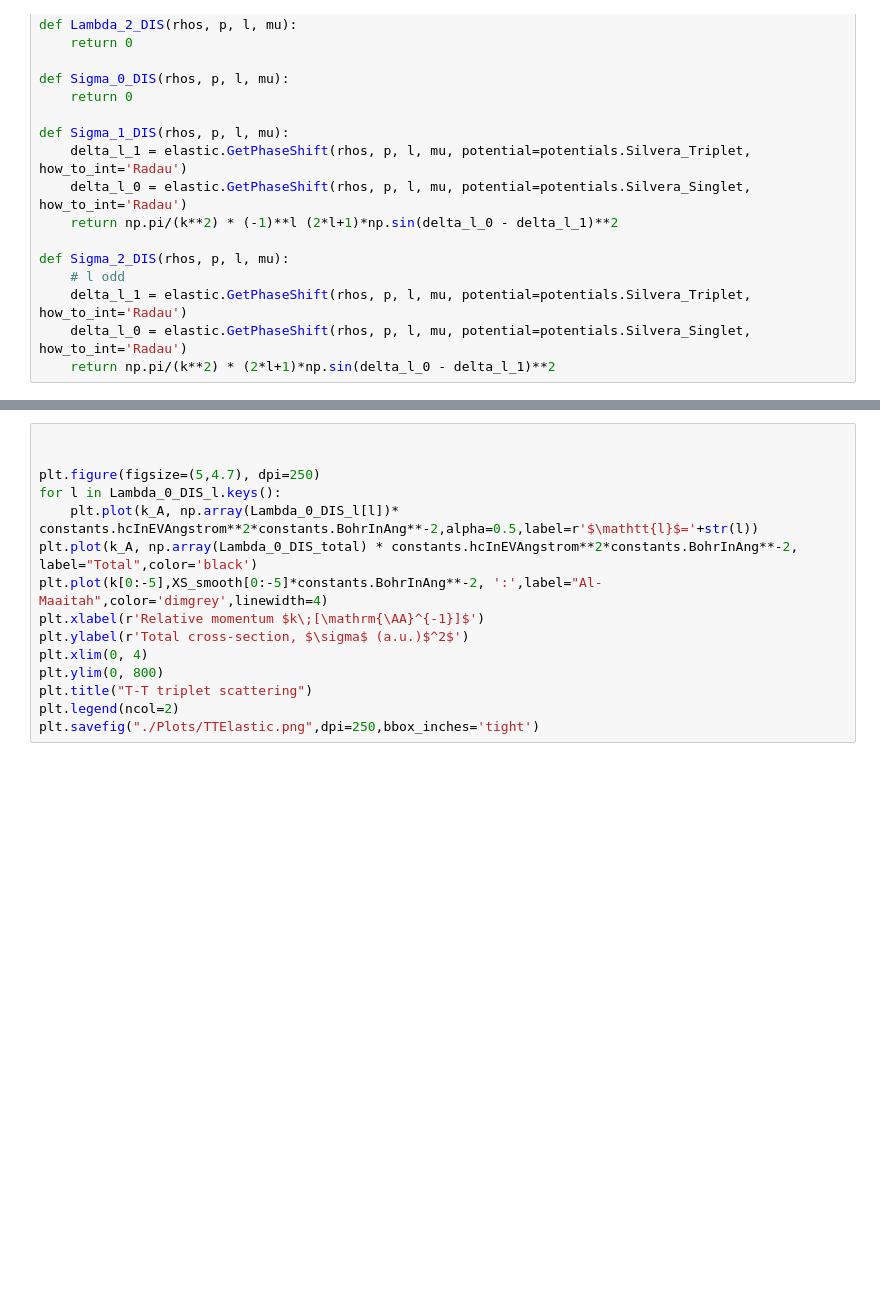
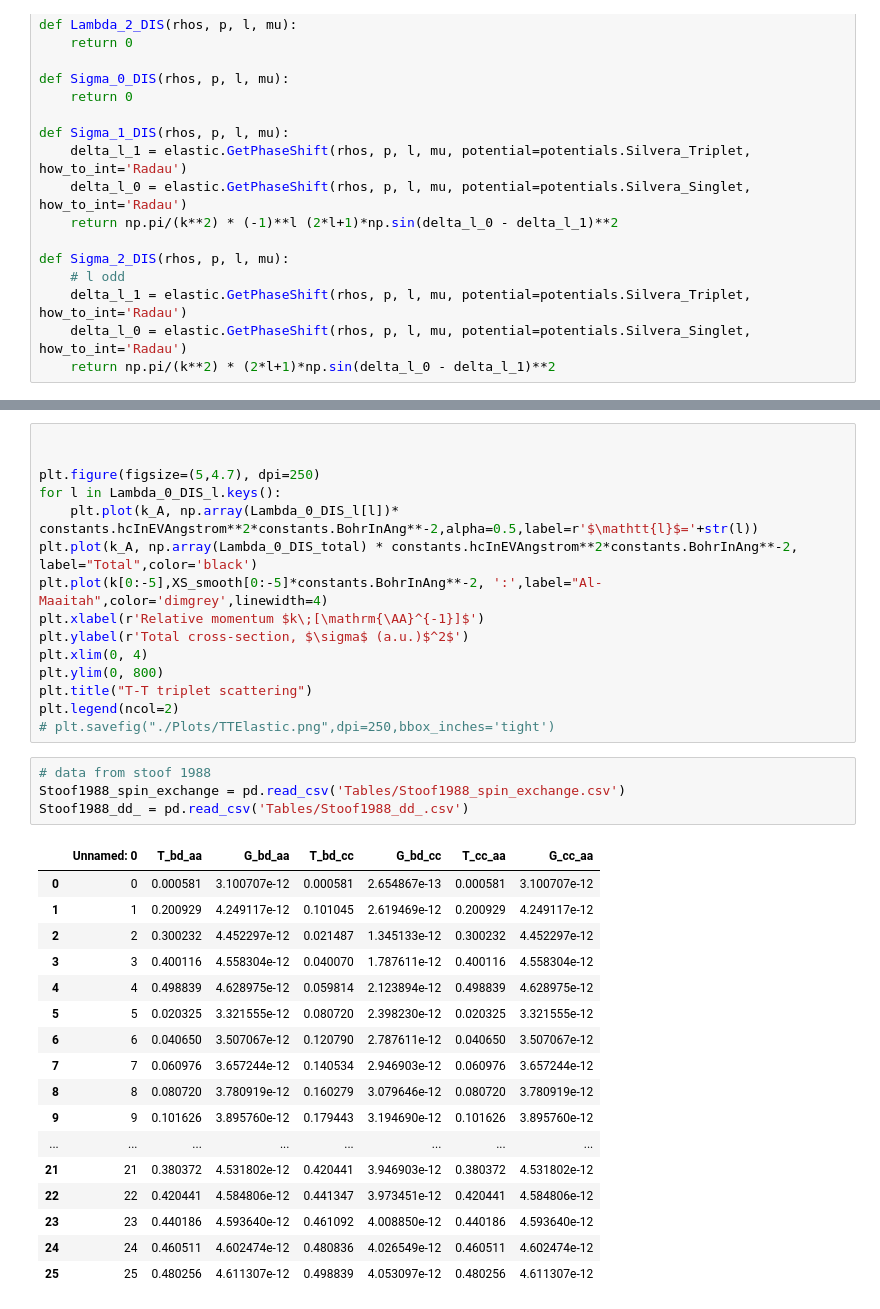
Before and after one commit to UTA-NURES/AtomicTrit, a Jupyter notebook: examples/HyperFine shift and broadening.ipynb, the cells around one changed output, grey strips where cells are left out. Cells and saved outputs as stored; diff of their text form; blank space fills up the shorter version.

```diff
--- a/examples/HyperFine shift and broadening.ipynb
+++ b/examples/HyperFine shift and broadening.ipynb
@@ -111,4 +93,26 @@ plt.xlim(0, 4)
 plt.ylim(0, 800)
 plt.title("T-T triplet scattering")
 plt.legend(ncol=2)
-plt.savefig("./Plots/TTElastic.png",dpi=250,bbox_inches='tight')
+# plt.savefig("./Plots/TTElastic.png",dpi=250,bbox_inches='tight')
+# %%
+# data from stoof 1988
+Stoof1988_spin_exchange = pd.read_csv('Tables/Stoof1988_spin_exchange.csv')
+Stoof1988_dd_ = pd.read_csv('Tables/Stoof1988_dd_.csv')
+# %% [output]
+|  | Unnamed: 0 | T_bd_aa | G_bd_aa | T_bd_cc | G_bd_cc | T_cc_aa | G_cc_aa |
+| 0 | 0 | 0.000581 | 3.100707e-12 | 0.000581 | 2.654867e-13 | 0.000581 | 3.100707e-12 |
+| 1 | 1 | 0.200929 | 4.249117e-12 | 0.101045 | 2.619469e-12 | 0.200929 | 4.249117e-12 |
+| 2 | 2 | 0.300232 | 4.452297e-12 | 0.021487 | 1.345133e-12 | 0.300232 | 4.452297e-12 |
+| 3 | 3 | 0.400116 | 4.558304e-12 | 0.040070 | 1.787611e-12 | 0.400116 | 4.558304e-12 |
+| 4 | 4 | 0.498839 | 4.628975e-12 | 0.059814 | 2.123894e-12 | 0.498839 | 4.628975e-12 |
+| 5 | 5 | 0.020325 | 3.321555e-12 | 0.080720 | 2.398230e-12 | 0.020325 | 3.321555e-12 |
+| 6 | 6 | 0.040650 | 3.507067e-12 | 0.120790 | 2.787611e-12 | 0.040650 | 3.507067e-12 |
+| 7 | 7 | 0.060976 | 3.657244e-12 | 0.140534 | 2.946903e-12 | 0.060976 | 3.657244e-12 |
+| 8 | 8 | 0.080720 | 3.780919e-12 | 0.160279 | 3.079646e-12 | 0.080720 | 3.780919e-12 |
+| 9 | 9 | 0.101626 | 3.895760e-12 | 0.179443 | 3.194690e-12 | 0.101626 | 3.895760e-12 |
+| ... | ... | ... | ... | ... | ... | ... | ... |
+| 21 | 21 | 0.380372 | 4.531802e-12 | 0.420441 | 3.946903e-12 | 0.380372 | 4.531802e-12 |
+| 22 | 22 | 0.420441 | 4.584806e-12 | 0.441347 | 3.973451e-12 | 0.420441 | 4.584806e-12 |
+| 23 | 23 | 0.440186 | 4.593640e-12 | 0.461092 | 4.008850e-12 | 0.440186 | 4.593640e-12 |
+| 24 | 24 | 0.460511 | 4.602474e-12 | 0.480836 | 4.026549e-12 | 0.460511 | 4.602474e-12 |
+| 25 | 25 | 0.480256 | 4.611307e-12 | 0.498839 | 4.053097e-12 | 0.480256 | 4.611307e-12 |
```
Also changed, not shown: parts of 8 cells of this notebook, 2 other files.
